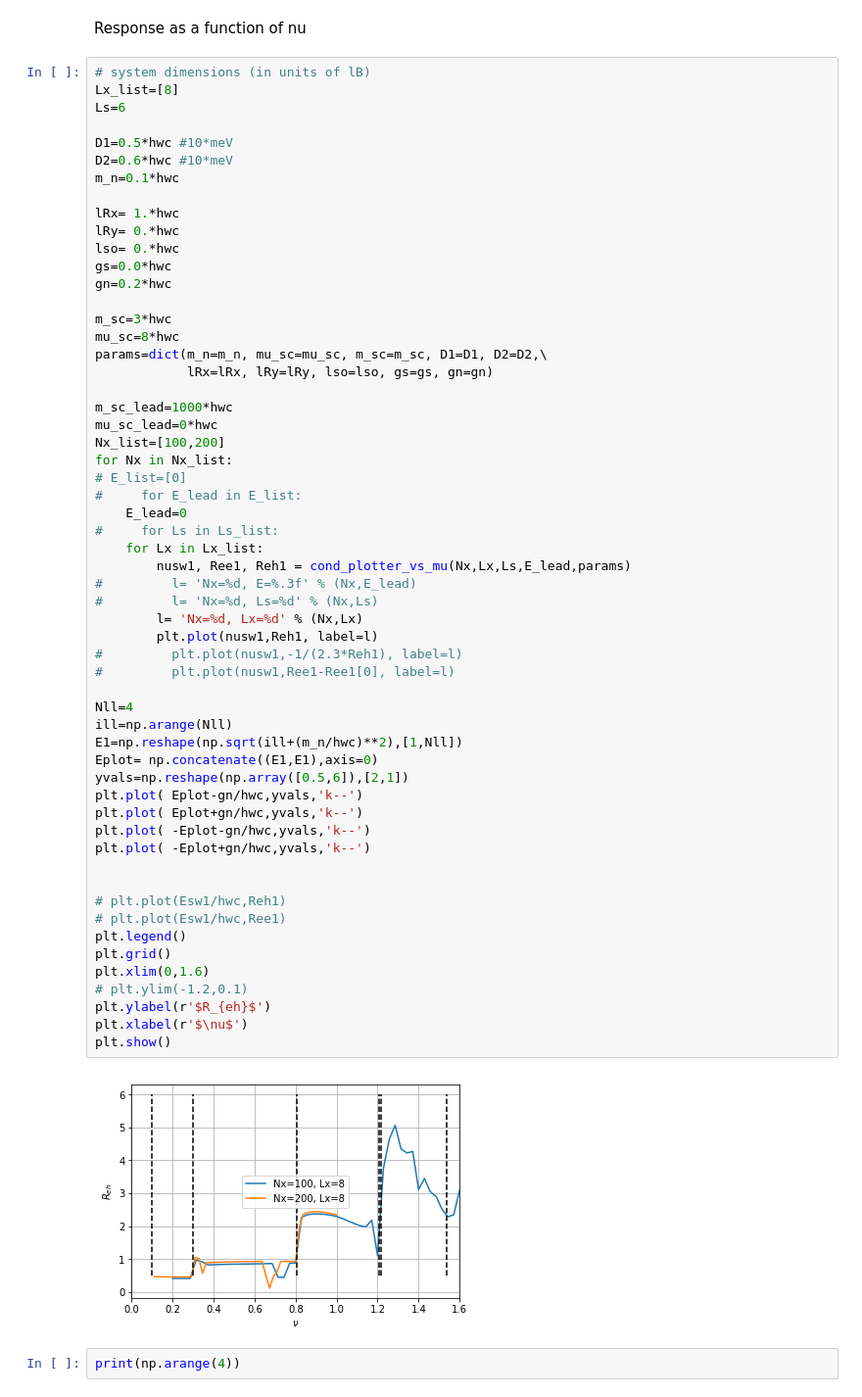
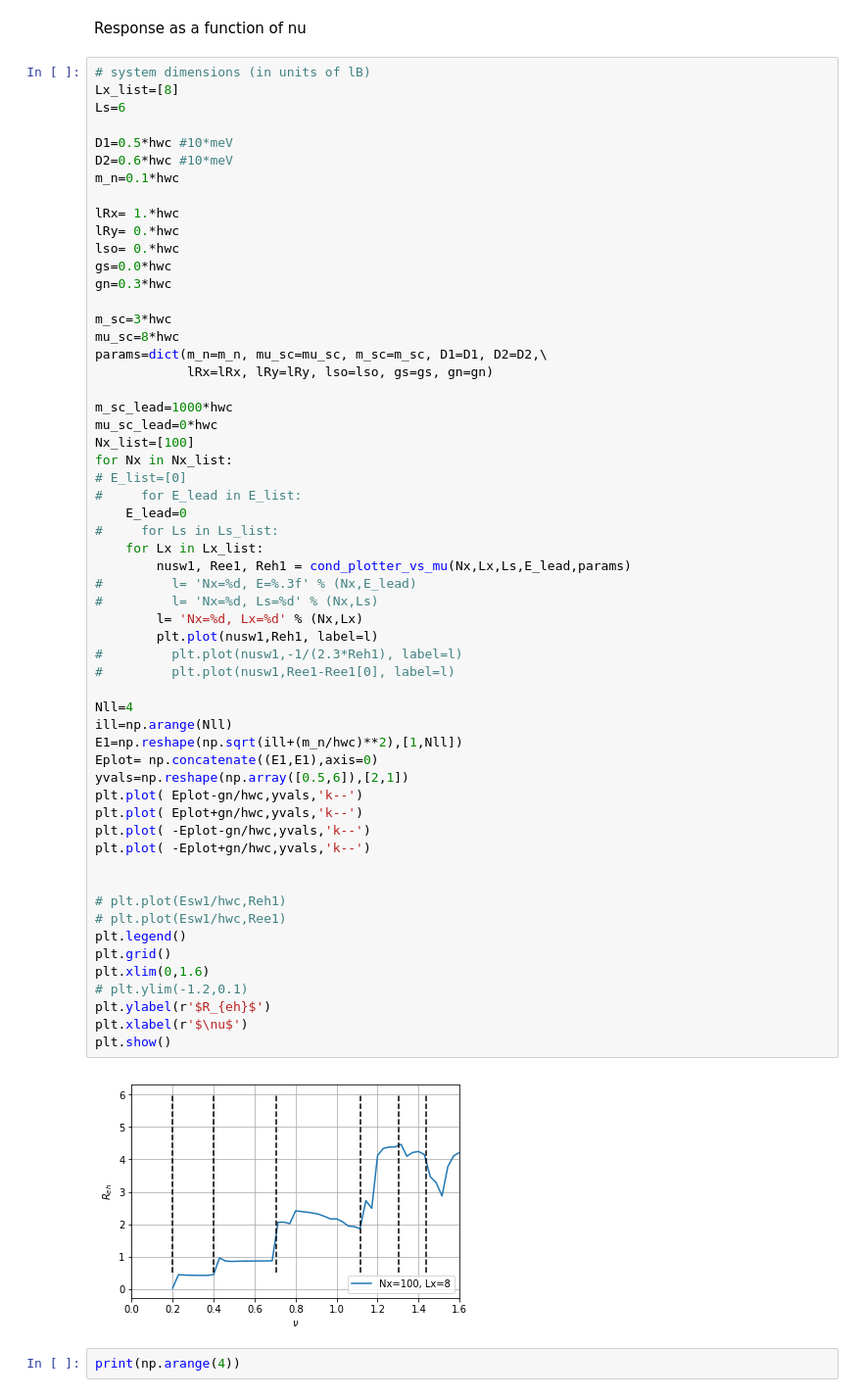
Before and after one commit to hassan-shap/CAR, a Jupyter notebook: pp_cont.ipynb, the cells around one changed output. Shown at 98% size. Drawn from its saved outputs; the diff is of its cells as text.

```diff
--- a/pp_cont.ipynb
+++ b/pp_cont.ipynb
@@ -155,7 +155,7 @@ lRx= 1.*hwc
 lRy= 0.*hwc
 lso= 0.*hwc
 gs=0.0*hwc
-gn=0.2*hwc
+gn=0.3*hwc
 
 m_sc=3*hwc
 mu_sc=8*hwc
@@ -164,7 +164,7 @@ params=dict(m_n=m_n, mu_sc=mu_sc, m_sc=m_sc, D1=D1, D2=D2,\
 
 m_sc_lead=1000*hwc
 mu_sc_lead=0*hwc
-Nx_list=[100,200]
+Nx_list=[100]
 for Nx in Nx_list:
 # E_list=[0]
 #     for E_lead in E_list:
@@ -173,34 +173,34 @@ for Nx in Nx_list:
     for Lx in Lx_list:
         nusw1, Ree1, Reh1 = cond_plotter_vs_mu(Nx,Lx,Ls,E_lead,params)
 #         l= 'Nx=%d, E=%.3f' % (Nx,E_lead)
 #         l= 'Nx=%d, Ls=%d' % (Nx,Ls)
         l= 'Nx=%d, Lx=%d' % (Nx,Lx)
         plt.plot(nusw1,Reh1, label=l)
 #         plt.plot(nusw1,-1/(2.3*Reh1), label=l)
 #         plt.plot(nusw1,Ree1-Ree1[0], label=l)
 
 Nll=4
 ill=np.arange(Nll)
 E1=np.reshape(np.sqrt(ill+(m_n/hwc)**2),[1,Nll])
 Eplot= np.concatenate((E1,E1),axis=0)
 yvals=np.reshape(np.array([0.5,6]),[2,1])
 plt.plot( Eplot-gn/hwc,yvals,'k--')
 plt.plot( Eplot+gn/hwc,yvals,'k--')
 plt.plot( -Eplot-gn/hwc,yvals,'k--')
 plt.plot( -Eplot+gn/hwc,yvals,'k--')
 
 
 # plt.plot(Esw1/hwc,Reh1)
 # plt.plot(Esw1/hwc,Ree1)
 plt.legend()
 plt.grid()
 plt.xlim(0,1.6)
 # plt.ylim(-1.2,0.1)
 plt.ylabel(r'$R_{eh}$')
 plt.xlabel(r'$\nu$')
 plt.show()
 # %% [output]
-[figure, old version]
+[figure, new version]
 # %%
 print(np.arange(4))
 # %% [output]
```
Also changed, not shown: 1 other file.
